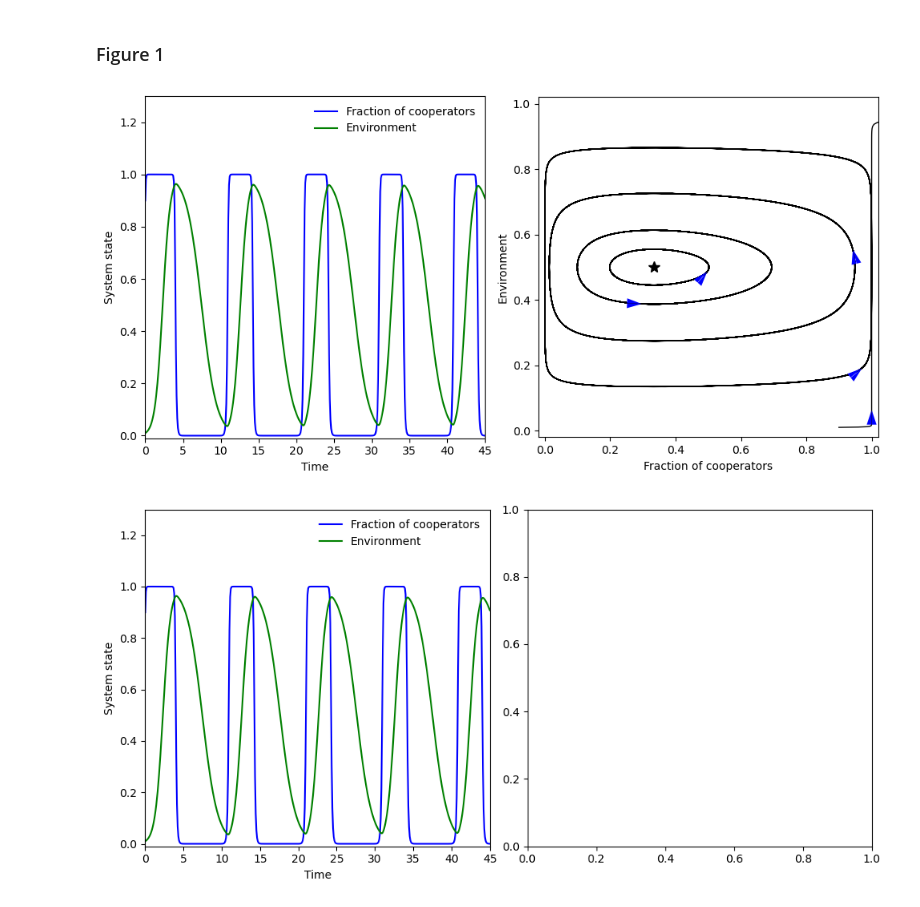
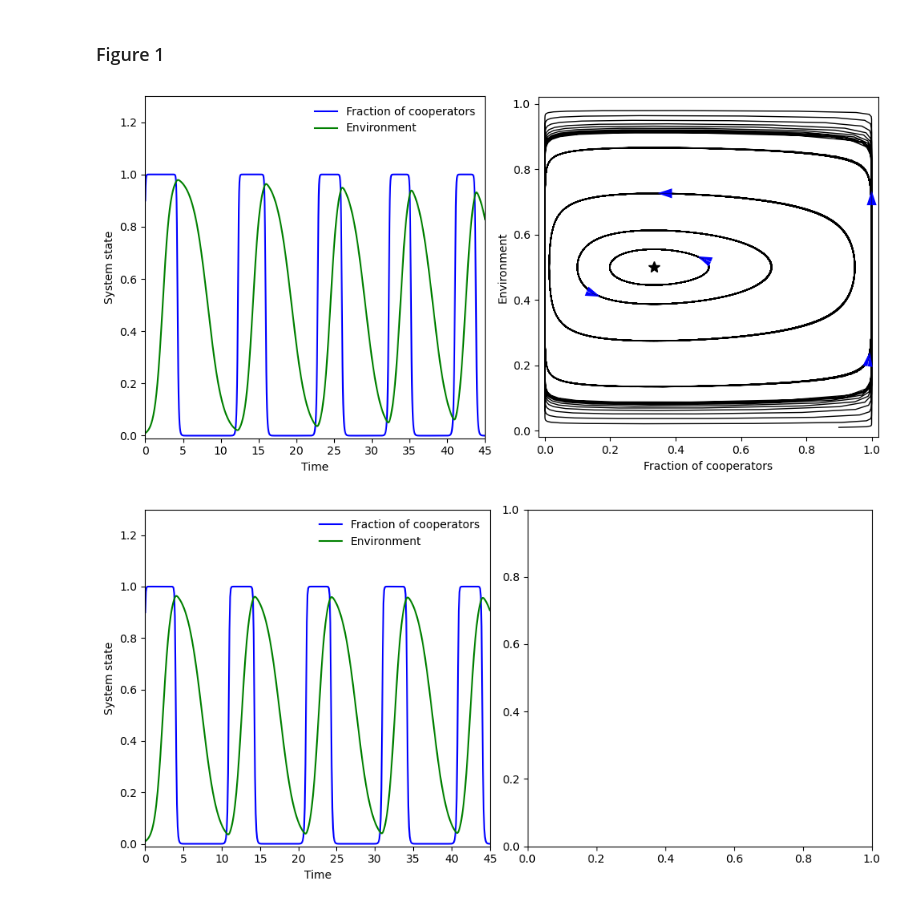
Before and after one commit to Rayane-KO/CGT2526, a Jupyter notebook: Reproduction.ipynb, the cells around one changed output. Saved outputs shown, nothing was run; the diff lists cells and outputs as text; code cells hidden in the pictures.

```diff
--- a/Reproduction.ipynb
+++ b/Reproduction.ipynb
@@ -15,13 +15,20 @@ from scipy.integrate import solve_ivp
 
 def dynamics_symmetric(t, y, epsilon, theta, R, S, T, P):
     x, n = y
+
+    # --- FIX: Clip variables to avoid numerical explosion ---
+    x = np.clip(x, 0, 1)
+    n = np.clip(n, 0, 1)
+    # --------------------------------------------------------
+
     delta_PS = P - S
     delta_TR = T - R
     payoff_term = (1.0 - 2.0 * n) * (delta_PS + (delta_TR - delta_PS) * x)
+
     dxdt = (1.0 / epsilon) * x * (1.0 - x) * payoff_term
     dndt = n * (1.0 - n) * (-1.0 + (1.0 + theta) * x)
+
     return [dxdt, dndt]
-
 def reproduce_figure_2():
     # Parameters from Weitz et al. 2016
     epsilon = 0.1
@@ -31,12 +38,14 @@ def reproduce_figure_2():
     fig, axes = plt.subplots(1, 2, figsize=(10, 5))
 
     # --- LEFT PANEL: Time Series ---
-    # Matches the smooth curves in Fig 2A
+    # LSODA handles the "square wave" shape well
     sol = solve_ivp(dynamics_symmetric, (0, 45), [0.9, 0.01],
-                    method="BDF",
-                    t_eval=np.linspace(0, 45, 500),
+                    t_eval=np.linspace(0, 45, 1000),
+                    method='RK45',
                     args=(epsilon, theta, R, S, T, P),
-                    max_step=0.10, rtol=1e-7, atol=1e-11) #7, 11
+                    max_step=0.1,    # Prevents jagged corners
+                    rtol=1e-5,       # High precision relative
+                    atol=1e-8)      # High precision absolute (Crucial!)
 
     ax = axes[0]
     ax.plot(sol.t, sol.y[0], 'b-', label='Fraction of cooperators')
@@ -51,42 +60,44 @@ def reproduce_figure_2():
     ax = axes[1]
     initial_conditions = [(0.9, 0.01), (0.8, 0.15), (0.7, 0.3), (0.5, 0.4), (0.4, 0.45)]
 
     for ic in initial_conditions:
-        # Reduced t_span to 25 to show clean loops (avoiding overlapping lines)
-        sol_orbit = solve_ivp(dynamics_symmetric, (0, 50), ic,
-                              method="BDF",
-                              t_eval=np.linspace(0, 50, 1000),
+        # Loop closure is very sensitive to tolerance here
+        sol_orbit = solve_ivp(dynamics_symmetric, (0, 100), ic,
+                              t_eval=np.linspace(0, 100, 1000), # Smooth plotting
+                              method='RK45',
                               args=(epsilon, theta, R, S, T, P),
-                              max_step=0.01, rtol=1e-3, atol=1e-5) #
+                              max_step=0.1,
+                              rtol=1e-5,
+                              atol=1e-8)
 
         ax.plot(sol_orbit.y[0], sol_orbit.y[1], 'k-', lw=1.0)
 
-        # Add directional arrows
+        # Add Arrows
         idx = len(sol_orbit.t) // 4
         x_curr, n_curr = sol_orbit.y[0][idx], sol_orbit.y[1][idx]
         dx, dn = dynamics_symmetric(0, [x_curr, n_curr], epsilon, theta, R, S, T, P)
         norm = np.hypot(dx, dn)
         ax.arrow(x_curr, n_curr, dx/norm*0.001, dn/norm*0.001,
                  shape='full', lw=0, length_includes_head=True,
                  head_width=0.03, color='blue', zorder=5)
 
-    # Plot Fixed Point (Asterisk from Fig 2B)
+    # Plot Fixed Point
     fixed_x = 1.0 / (1.0 + theta)
     fixed_n = 0.5
     ax.plot(fixed_x, fixed_n, 'k*', markersize=10)
 
     ax.set_xlabel('Fraction of cooperators')
     ax.set_ylabel('Environment')
     ax.set_xlim(-0.02, 1.02)
     ax.set_ylim(-0.02, 1.02)
-    ax.set_aspect('equal') # Matches the square aspect ratio of the paper figure
+    ax.set_aspect('equal')
 
     plt.tight_layout()
     plt.show()
 
 reproduce_figure_2()
 # %% [output]
-[figure, old version]
+[figure, new version]
 # %%
 def reproduce_figure_2():
     # Parameters from Weitz et al. 2016
```
Also changed, not shown: parts of 1 cell of this notebook.
